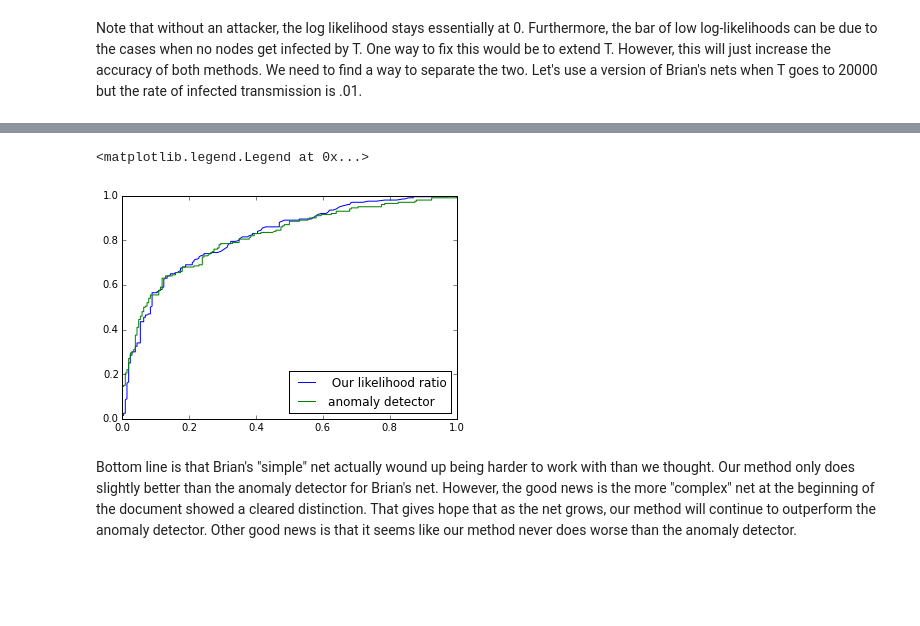
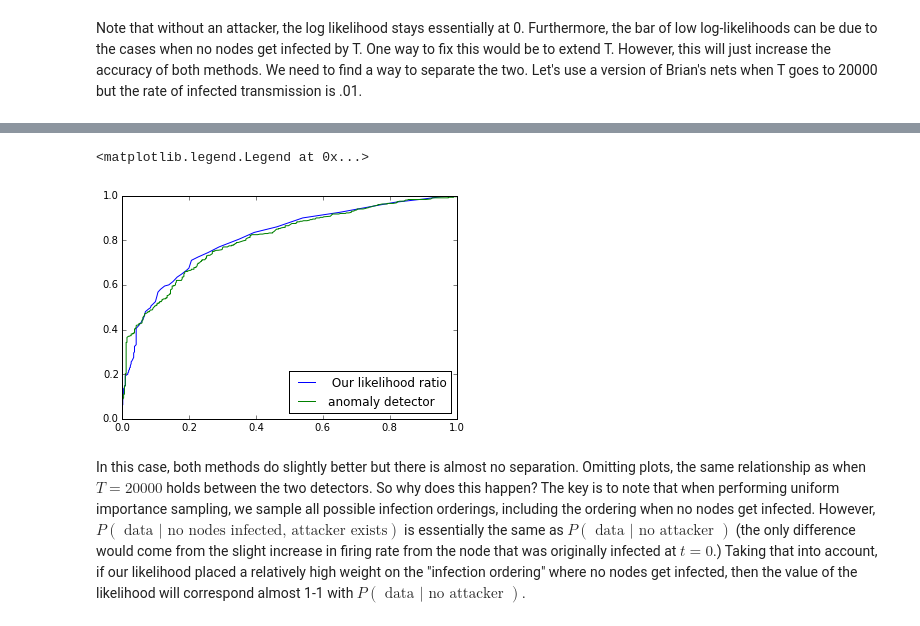
Before and after one commit to j-grana6/SFT-Nets, a Jupyter notebook: python/roc.ipynb, the cells around one changed output, grey strips where cells are left out. Saved outputs shown, nothing was run; the diff lists cells and outputs as text; code cells hidden in the pictures; blank space fills up the shorter version.

```diff
--- a/python/roc.ipynb
+++ b/python/roc.ipynb
@@ -260,11 +267,11 @@ percore = 50
 s1 = {'A': 'infected', 'B': 'normal', 'C': 'normal', 'D': 'normal'}
 def f1(x):
     return get_roc_coords(x, percore, percore, modified_brian, s0=s1 , \
-                                  T=20000, uni_samp_size=1500, mcmc_steps=500000, printsteps=False)
+                                  T=20000, uni_samp_size=1000, mcmc_steps=500000, printsteps=False)
 from multiprocessing import Pool
 p = Pool(8)
 
-res3= p.map(f1, [6,16,26,36,46,56,66,76])
+res3= p.map(f1, [23,34,2612,3346,3446,52346,2532,6532])
 # %%
 pos, neg = handle_parallel_res(res3)
 our_roc_pts = np.asarray(plot_our_roc(pos, neg, .001))
@@ -280,5 +331,5 @@ Our test seems to be better.  Let's see what happens when we raise T.
 # %%
-percore = 50
+percore = 100
 s1 = {'A': 'infected', 'B': 'normal', 'C': 'normal', 'D': 'normal'}
 def f1(x):
     return get_roc_coords(x, percore, percore, modified_brian, s0=s1 , \
@@ -289,13 +340,13 @@ p = Pool(8)
 res4 = p.map(f1, [6,16,26,36,46,56,66,76])
 # %%
 pos, neg = handle_parallel_res(res4)
-our_roc_pts = np.asarray(plot_our_roc(pos, neg, .001))
-anom_roc_pts = np.asarray(plot_anomaly_roc(pos, neg, .001))
+our_roc_pts = np.asarray(plot_our_roc(pos, neg, .01))
+anom_roc_pts = np.asarray(plot_anomaly_roc(pos, neg, .01))
 plot(our_roc_pts[:,0], our_roc_pts[:,1], label =' Our likelihood ratio')
 plot(anom_roc_pts[:,0], anom_roc_pts[:,1], label = 'anomaly detector')
 plt.legend(loc=0)
 # %% [output]
 <matplotlib.legend.Legend at 0x...>
-[figure, old version]
+[figure, new version]
-# %% [markdown]
-Bottom line is that Brian's "simple" net actually wound up being harder to work with than we thought.  Our method only does slightly better than the anomaly detector for Brian's net.  However, the good news is the more "complex" net at the beginning of the document showed a cleared distinction.  That gives hope that as the net grows, our method will continue to outperform the anomaly detector.  Other good news is that it seems like our method never does worse than the anomaly detector.
+# %% [markdown]
+In this case, both methods do slightly better but there is almost no separation.  Omitting plots, the same relationship as when $T= 20000$ holds between the two detectors.  So why does this happen?  The key is to note that when performing uniform importance sampling, we sample all possible infection orderings, including the ordering when no nodes get infected.  However, $P (\text { data } | \text{ no nodes infected, attacker exists})$ is essentially the same as $P( \text { data } | \text { no attacker }) $  (the only difference would come from the slight increase in firing rate from the node that was originally infected at $t=0$.)  Taking that into account, if our likelihood placed a relatively high weight on the "infection ordering" where no nodes get infected, then the value of the likelihood will correspond almost 1-1 with $P ( \text { data } | \text{ no attacker } )$.
```
Also changed, not shown: parts of 38 cells of this notebook, 8 other files.
